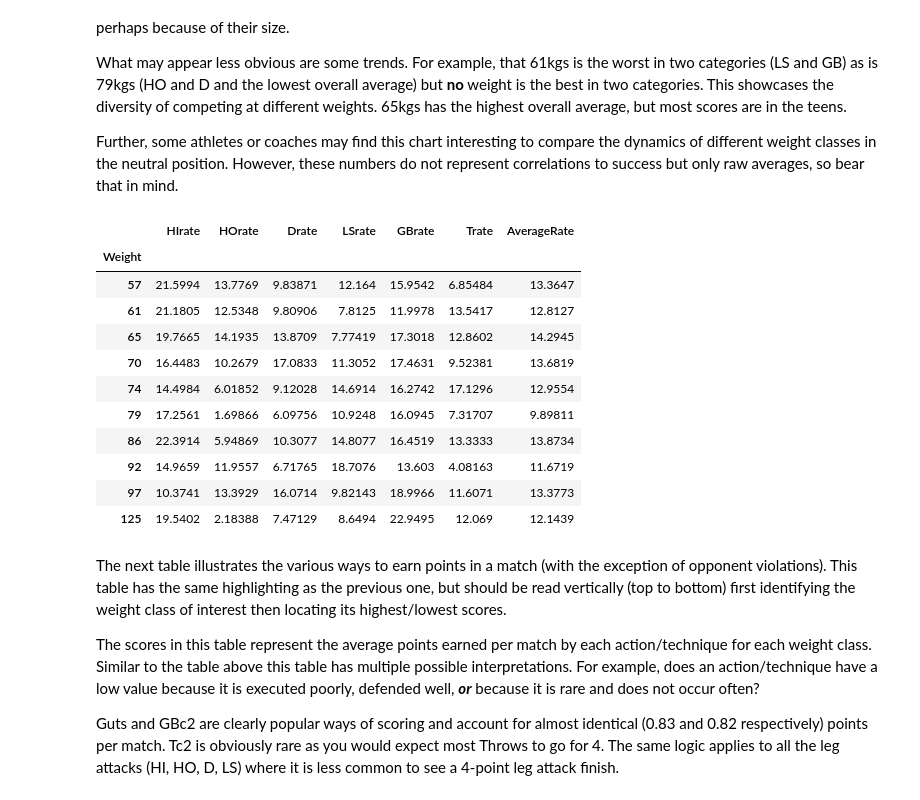
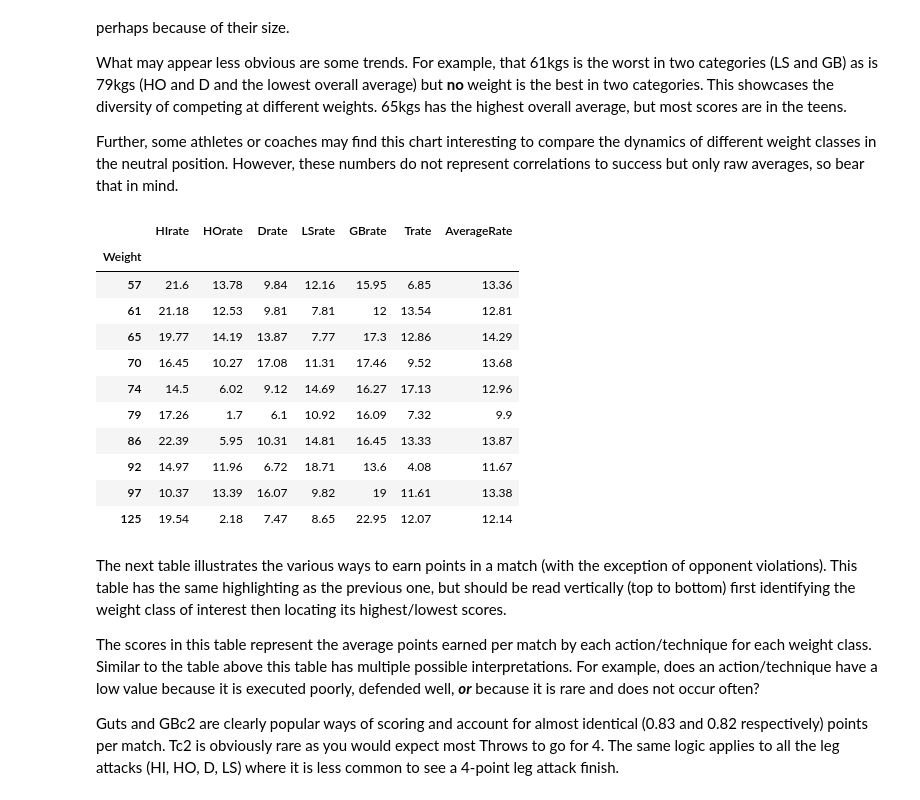
Before and after one commit to nanthony007/VeritasWrestlingSystems, a Jupyter notebook: collection/analysis/USOpen2019.ipynb, the cells around one changed output. Drawn from its saved outputs; the diff is of its cells as text; code cells hidden in the pictures.

```diff
--- a/collection/analysis/USOpen2019.ipynb
+++ b/collection/analysis/USOpen2019.ipynb
@@ -1007,36 +1003,36 @@ Further, some athletes or coaches may find this chart interesting to compare the
 # %%
 def highlight_max(s):
     '''
     highlight the maximum in a Series blue.
     '''
     is_max = s == s.max()
     return ['background-color: lightblue' if v else '' for v in is_max]
 
 
 def highlight_min(s):
     '''
     highlight the minimum in a Series gold.
     '''
     is_max = s == s.min()
     return ['background-color: gold' if v else '' for v in is_max]
 
 
 weight_shots = weight_grouped.mean()[['HIrate', 'HOrate', 'Drate', 'LSrate', 'GBrate', 'Trate']]
 weight_shots['AverageRate'] = weight_shots.mean(axis=1)
-display(weight_shots.style.apply(highlight_max).apply(highlight_min))
+display(weight_shots.round(2).style.apply(highlight_max).apply(highlight_min))
 # %% [output]
 |  | HIrate | HOrate | Drate | LSrate | GBrate | Trate | AverageRate |
 | Weight |  |  |  |  |  |  |  |
-| 57 | 21.5994 | 13.7769 | 9.83871 | 12.164 | 15.9542 | 6.85484 | 13.3647 |
-| 61 | 21.1805 | 12.5348 | 9.80906 | 7.8125 | 11.9978 | 13.5417 | 12.8127 |
-| 65 | 19.7665 | 14.1935 | 13.8709 | 7.77419 | 17.3018 | 12.8602 | 14.2945 |
-| 70 | 16.4483 | 10.2679 | 17.0833 | 11.3052 | 17.4631 | 9.52381 | 13.6819 |
-| 74 | 14.4984 | 6.01852 | 9.12028 | 14.6914 | 16.2742 | 17.1296 | 12.9554 |
-| 79 | 17.2561 | 1.69866 | 6.09756 | 10.9248 | 16.0945 | 7.31707 | 9.89811 |
-| 86 | 22.3914 | 5.94869 | 10.3077 | 14.8077 | 16.4519 | 13.3333 | 13.8734 |
-| 92 | 14.9659 | 11.9557 | 6.71765 | 18.7076 | 13.603 | 4.08163 | 11.6719 |
-| 97 | 10.3741 | 13.3929 | 16.0714 | 9.82143 | 18.9966 | 11.6071 | 13.3773 |
-| 125 | 19.5402 | 2.18388 | 7.47129 | 8.6494 | 22.9495 | 12.069 | 12.1439 |
+| 57 | 21.6 | 13.78 | 9.84 | 12.16 | 15.95 | 6.85 | 13.36 |
+| 61 | 21.18 | 12.53 | 9.81 | 7.81 | 12 | 13.54 | 12.81 |
+| 65 | 19.77 | 14.19 | 13.87 | 7.77 | 17.3 | 12.86 | 14.29 |
+| 70 | 16.45 | 10.27 | 17.08 | 11.31 | 17.46 | 9.52 | 13.68 |
+| 74 | 14.5 | 6.02 | 9.12 | 14.69 | 16.27 | 17.13 | 12.96 |
+| 79 | 17.26 | 1.7 | 6.1 | 10.92 | 16.09 | 7.32 | 9.9 |
+| 86 | 22.39 | 5.95 | 10.31 | 14.81 | 16.45 | 13.33 | 13.87 |
+| 92 | 14.97 | 11.96 | 6.72 | 18.71 | 13.6 | 4.08 | 11.67 |
+| 97 | 10.37 | 13.39 | 16.07 | 9.82 | 19 | 11.61 | 13.38 |
+| 125 | 19.54 | 2.18 | 7.47 | 8.65 | 22.95 | 12.07 | 12.14 |
 # %% [markdown]
 The next table illustrates the various ways to earn points in a match (with the exception of opponent violations).  This table has the same highlighting as the previous one, but should be read vertically (top to bottom) first identifying the weight class of interest then locating its highest/lowest scores.
 
```
Also changed, not shown: parts of 15 cells of this notebook, 7 other files.
